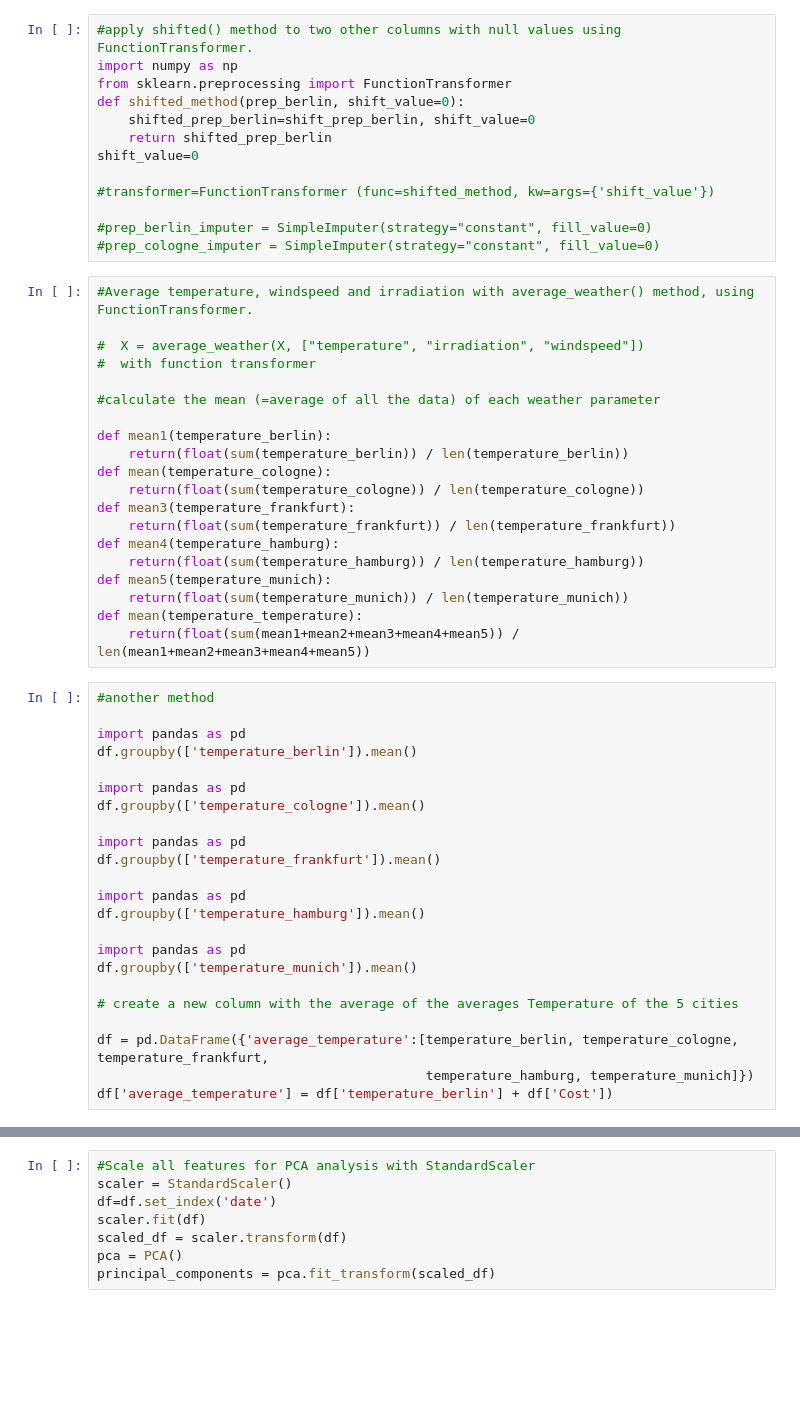
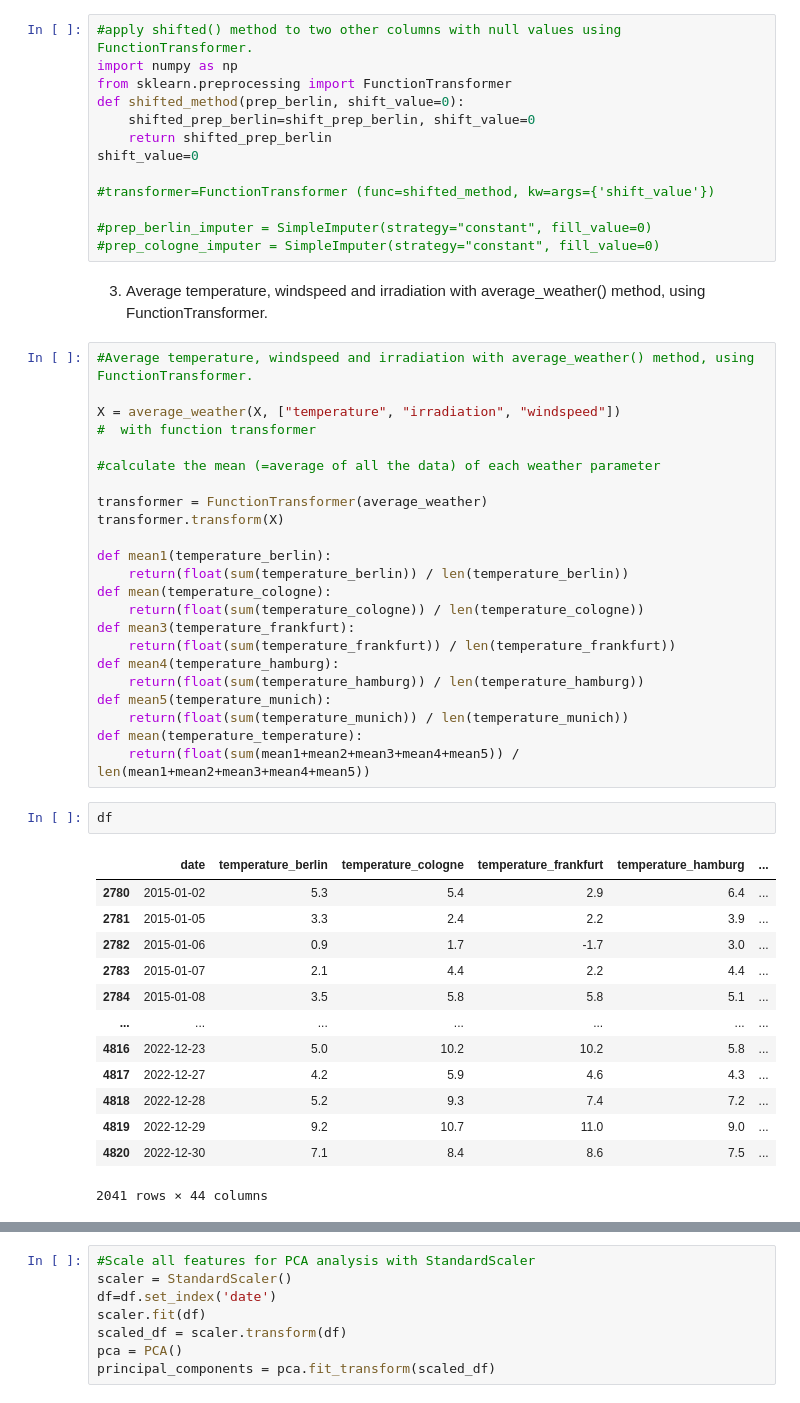
Before and after one commit to Sarthak-Singh1996/Predicting-European-Electricity-Prices, a Jupyter notebook: scripts/preprocessing.ipynb, the cells around one changed output, grey strips where cells are left out. Drawn from its saved outputs; the diff is of its cells as text; blank space fills up the shorter version.

```diff
--- a/scripts/preprocessing.ipynb
+++ b/scripts/preprocessing.ipynb
@@ -291,13 +455,18 @@ shift_value=0
 
 #prep_berlin_imputer = SimpleImputer(strategy="constant", fill_value=0)
 #prep_cologne_imputer = SimpleImputer(strategy="constant", fill_value=0)
+# %% [markdown]
+3. Average temperature, windspeed and irradiation with average_weather() method, using FunctionTransformer.
 # %%
 #Average temperature, windspeed and irradiation with average_weather() method, using FunctionTransformer.
 
-#  X = average_weather(X, ["temperature", "irradiation", "windspeed"])
+X = average_weather(X, ["temperature", "irradiation", "windspeed"])
 #  with function transformer
 
 #calculate the mean (=average of all the data) of each weather parameter
+
+transformer = FunctionTransformer(average_weather)
+transformer.transform(X)
 
 def mean1(temperature_berlin):
     return(float(sum(temperature_berlin)) / len(temperature_berlin))
@@ -311,26 +480,19 @@ def mean5(temperature_munich):
     return(float(sum(temperature_munich)) / len(temperature_munich))
 def mean(temperature_temperature):
     return(float(sum(mean1+mean2+mean3+mean4+mean5)) / len(mean1+mean2+mean3+mean4+mean5))
-# %%
-#another method
-
-import pandas as pd
-df.groupby(['temperature_berlin']).mean()
-
-import pandas as pd
-df.groupby(['temperature_cologne']).mean()
-
-import pandas as pd
-df.groupby(['temperature_frankfurt']).mean()
-
-import pandas as pd
-df.groupby(['temperature_hamburg']).mean()
-
-import pandas as pd
-df.groupby(['temperature_munich']).mean()
-
-# create a new column with the average of the averages Temperature of the 5 cities
-
-df = pd.DataFrame({'average_temperature':[temperature_berlin, temperature_cologne, temperature_frankfurt,
-                                          temperature_hamburg, temperature_munich]})
-df['average_temperature'] = df['temperature_berlin'] + df['Cost'])
+# %%
+df
+# %% [output]
+|  | date | temperature_berlin | temperature_cologne | temperature_frankfurt | temperature_hamburg | ... |
+| 2780 | 2015-01-02 | 5.3 | 5.4 | 2.9 | 6.4 | ... |
+| 2781 | 2015-01-05 | 3.3 | 2.4 | 2.2 | 3.9 | ... |
+| 2782 | 2015-01-06 | 0.9 | 1.7 | -1.7 | 3.0 | ... |
+| 2783 | 2015-01-07 | 2.1 | 4.4 | 2.2 | 4.4 | ... |
+| 2784 | 2015-01-08 | 3.5 | 5.8 | 5.8 | 5.1 | ... |
+| ... | ... | ... | ... | ... | ... | ... |
+| 4816 | 2022-12-23 | 5.0 | 10.2 | 10.2 | 5.8 | ... |
+| 4817 | 2022-12-27 | 4.2 | 5.9 | 4.6 | 4.3 | ... |
+| 4818 | 2022-12-28 | 5.2 | 9.3 | 7.4 | 7.2 | ... |
+| 4819 | 2022-12-29 | 9.2 | 10.7 | 11.0 | 9.0 | ... |
+| 4820 | 2022-12-30 | 7.1 | 8.4 | 8.6 | 7.5 | ... |
+2041 rows × 44 columns
```
Also changed, not shown: parts of 46 cells of this notebook.
